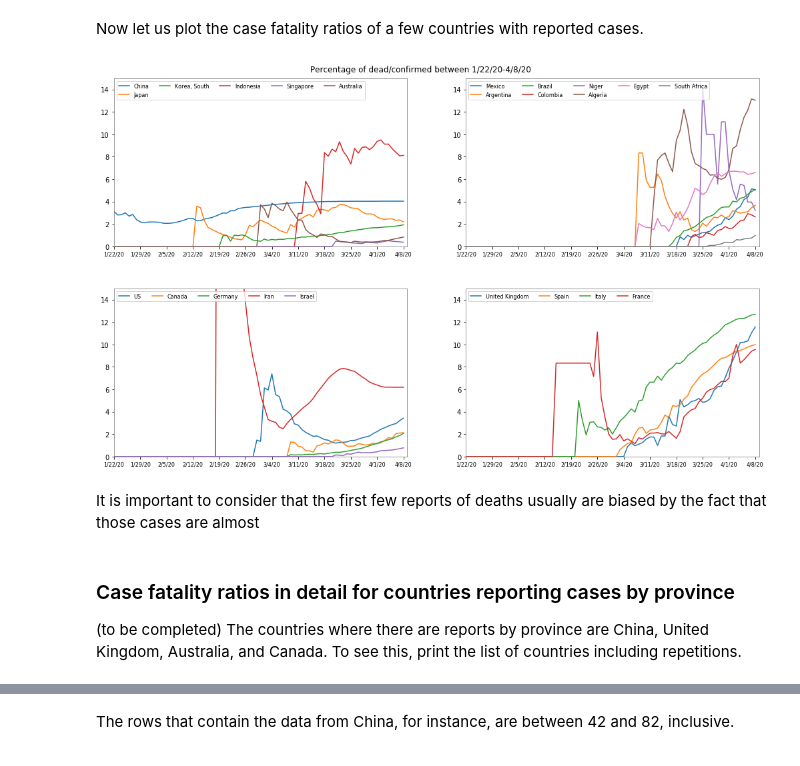
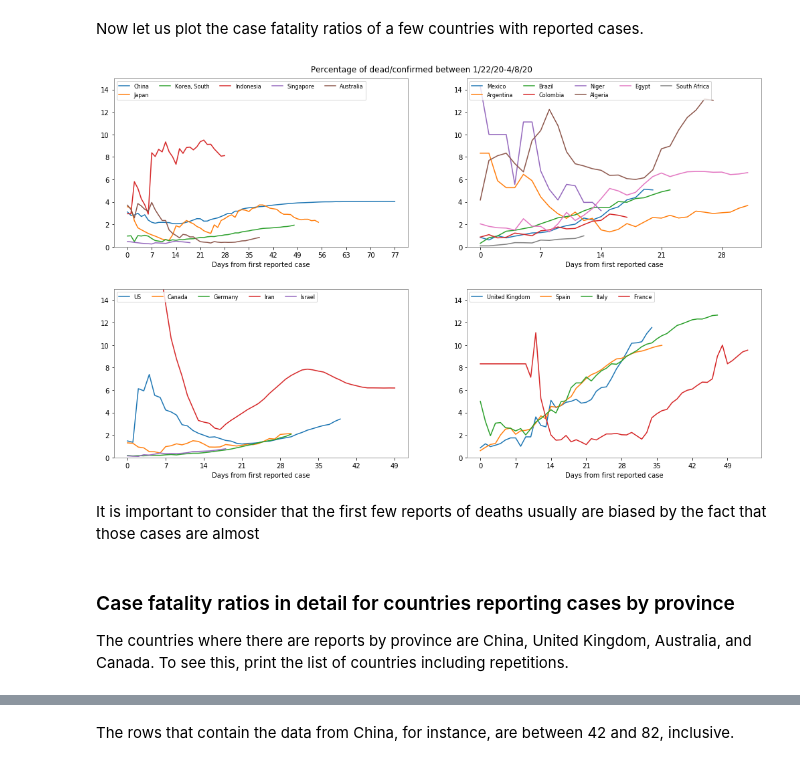
Before and after one commit to scab-unam/dam_COVID-19, a Jupyter notebook: COVID-19_cfr_Jan-April_2020.ipynb, the cells around one changed output, grey strips where cells are left out. Cells and saved outputs as stored; diff of their text form; code cells hidden in the pictures.

```diff
--- a/COVID-19_cfr_Jan-April_2020.ipynb
+++ b/COVID-19_cfr_Jan-April_2020.ipynb
@@ -210,7 +210,7 @@ cfr= correctedArrayRatio(totDeaths,totCases)
 Search regions to illustrate the case-fatality ratios
 # %%
 #
-def plotCFRTS(cfr,dates,regions,countries, convFactor=1000):
+def plotCFRTS(cfr,dates,regions,countries, convFactor=1000, move2start=1):
     cfr=100*cfr
     ii = getIndsRegions(countries, regions)
     figu = gr.figure(figsize=(15,9))
@@ -221,40 +221,43 @@ def plotCFRTS(cfr,dates,regions,countries, convFactor=1000):
     ticks= np.arange(0,nDays,7)
     for n in range(len(regions)):
         ax.append(figu.add_subplot(rows,cols,n+1))
-        region=ii[n]; xmin=0
+        region=ii[n];
         for nn in range(len(region)):
-            ax[n].plot(cfr[region[nn]],'-',label=countries[region[nn]])
-            ximin = np.where(cfr[region[nn]]>0.0001)[0].max()
-        ximin= np.maximum(xmin,ximin)
-        #print(ximin)
-        ax[n].set_xlim(ximin,len(dates))
+            thisCFR=cfr[region[nn]]
+            ax[n].set_xticks(ticks)
+            if move2start:
+                startInd = np.maximum( np.where(thisCFR>0)[0].min(),0)
+                ax[n].plot(thisCFR[startInd:],'-',label=countries[region[nn]])
+                ax[n].set_xlabel('Days from first reported case')
+            else:
+                ax[n].plot(cfr[region[nn]],'-',label=countries[region[nn]])
+                ax[n].set_xticklabels(dates[ticks],{'fontsize':8})
+                for label in ax[n].get_xticklabels():
+                    label.set_rotation(0)
+                    label.set_horizontalalignment('center')
+                    label.set_fontsize(8)
+        #ax[n].set_xlim(ximin,len(dates))
         ax[n].set_ylim(0,15);
         ax[n].legend(ncol=5,loc='upper left',fontsize=8)
-        ax[n].set_xticks(ticks)
-        ax[n].set_xticklabels(dates[ticks],{'fontsize':8})
-        for label in ax[n].get_xticklabels():
-            label.set_rotation(0)
-            label.set_horizontalalignment('center')
-            label.set_fontsize(8)
     figu.subplots_adjust(left=0.075,bottom=0.075,right=0.97,top=0.95,wspace=0.2,hspace=0.25)
     gr.ion(); gr.draw(); gr.show()
     return figu
 # %% [markdown]
 Now let us plot the case fatality ratios of a few countries with reported cases.
 # %%
-figu=plotCFRTS(cfr,dates,regions,countries, convFactor=1000)
+figu=plotCFRTS(cfr,dates,regions,countries, convFactor=1000, move2start=1)
+strCFR='tsam_COVID19_cfr_JHU_fromFirstReport.png'
 saveCFRFigure=0
 if saveCFRFigure>0:
     strCFR='tsam_COVID19_cfr_JHU.png'
     figu.savefig('./'+strCFR)
 # %% [output]
-[figure, old version]
+[figure, new version]
 # %% [markdown]
 It is important to consider that the first few reports of deaths usually are biased by the fact that those cases are almost
 # %% [markdown]
+### Case fatality ratios in detail for countries reporting cases by province
 
-### Case fatality ratios in detail for countries reporting cases by province
-(to be completed)
 The countries where there are reports by province are China, United Kingdom, Australia, and Canada. To see this, print the list of countries including repetitions.
 # %%
 countries_Cases
```
Also changed, not shown: parts of 7 cells of this notebook, 5 other files.
